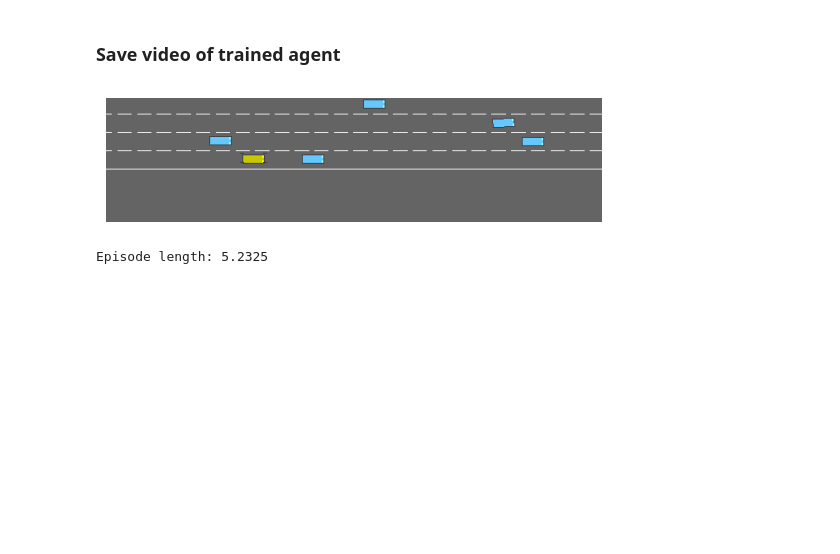
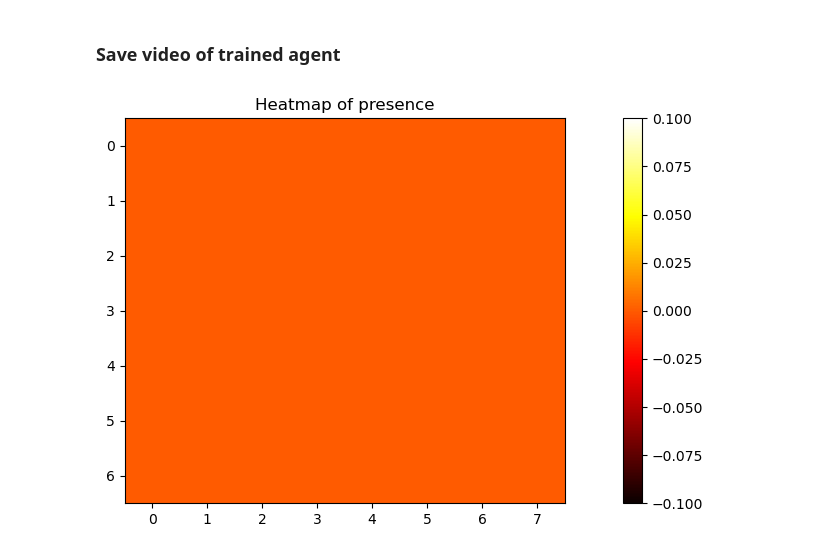
Before and after one commit to Wanadou/RL_project, a Jupyter notebook: highway/dqn_notebook.ipynb, the cells around one changed output. Drawn from its saved outputs; the diff is of its cells as text; code cells hidden in the pictures; blank space fills up the shorter version.

```diff
--- a/highway/dqn_notebook.ipynb
+++ b/highway/dqn_notebook.ipynb
@@ -101,10 +76,11 @@ buffer_capacity = 15_000
 update_target_every = 32
 
 epsilon_start = 0.8
-decrease_epsilon_factor = 300
+decrease_epsilon_factor = 100
 epsilon_min = 0.02
 
-hidden_size = 256
+# hidden_size = 256
+input_channels = 7
 
 learning_rate = 5e-4
 
@@ -117,12 +93,12 @@ arguments = (env,
             decrease_epsilon_factor,
             epsilon_min,
             learning_rate,
-            hidden_size
+            input_channels
         )
 
 print(arguments)
 
-agent = DQN(*arguments)
+agent = DQN_v2(*arguments)
 
 def train(env, agent, N_episodes, eval_every=10, reward_threshold=300):
     total_time = 0
@@ -231,20 +200,21 @@ import gymnasium as gym
 import numpy as np
 from copy import deepcopy
 
-def run_one_episode_and_save(env, agent, to_display=True, save_video=True, max_steps=100):
+def run_one_episode_and_save(env, agent, to_display=True, save_video=True, plot_info=True, max_steps=100):
     display_env = deepcopy(env)  # Create a deep copy of the environment for isolated manipulation
     state, _ = display_env.reset()
     frames = []  # Store frames for animation
     rewards = 0
     step = 0
+    state_history = []
 
     done = False
     while not done:
+        clear_output(wait=True)
+        # Render the frame and store for video creation
+        frame = display_env.render()
+        frames.append(frame)
         if to_display:
-            clear_output(wait=True)
-            # Render the frame and store for video creation
-            frame = display_env.render()
-            frames.append(frame)
             plt.imshow(frame)
             plt.axis('off')  # Hide axes for clean display
             plt.show()
@@ -254,6 +224,8 @@ def run_one_episode_and_save(env, agent, to_display=True, save_video=True, max_s
         state, reward, done, _, _ = display_env.step(action)
         rewards += reward
         step += 1
+        if plot_info:
+            state_history.append(state)
         if step > max_steps:
             done = True
 
@@ -273,7 +245,7 @@ def run_one_episode_and_save(env, agent, to_display=True, save_video=True, max_s
         ani = FuncAnimation(fig, update, frames=frames, repeat=False)
 
         # Save the animation as MP4
-        video_filename = 'trained_agent_simulation.mp4'
+        video_filename = 'trained_agent_simulation_vCNN.mp4'
         ani.save(video_filename, writer='ffmpeg', fps=10)
 
         # Optionally display the animation within the notebook
@@ -284,9 +256,21 @@ def run_one_episode_and_save(env, agent, to_display=True, save_video=True, max_s
 
     if to_display:
         display_env.close()  # Properly close the environment when done
+
+    if plot_info:
+        # Plot the heatmap of the state values on average over time
+        state_history = np.array(state_history)
+        mean_state_history = np.sum(state_history, axis=0) / state_history.shape[0]
+        presence = mean_state_history[:, :, 0]
+        # speed = mean_state_history[:, :, 1]
+        # lane = mean_state_history[:, :, 2]
+        plt.figure(figsize=(15, 5))
+        plt.imshow(presence, cmap='hot', interpolation='nearest')
+        plt.colorbar()
+        plt.title('Heatmap of presence')
+        plt.show()
 # %%
 # simulate the trained agent and save the video
-run_one_episode_and_save(env, agent, to_display=True, save_video=True)
+run_one_episode_and_save(env, agent, to_display=True, save_video=True, plot_info=True, max_steps=100)
 # %% [output]
-[figure, old version]
+[figure, new version]
-Episode length: 5.2325
```
Also changed, not shown: parts of 11 cells of this notebook, 5 other files.
